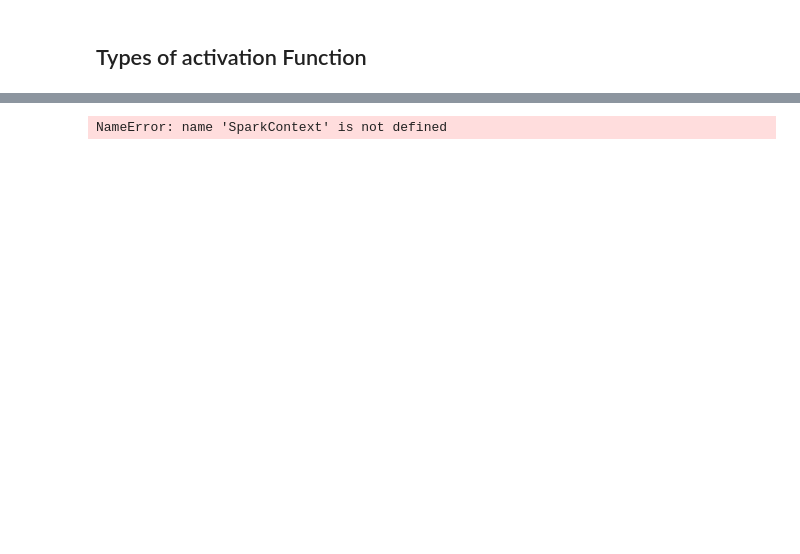
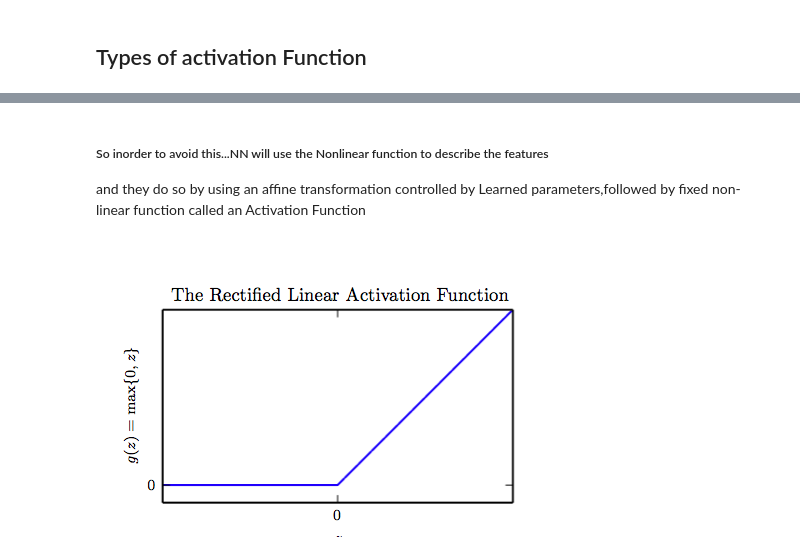
Before and after one commit to jmandivarapu1/Deep_Learning_TensorFow, a Jupyter notebook: Deep_Learning_Definitons/Activation_Function.ipynb, the cells around one changed output, grey strips where cells are left out. Saved outputs shown, nothing was run; the diff lists cells and outputs as text; code cells hidden in the pictures; blank space fills up the shorter version.

```diff
--- a/Deep_Learning_Definitons/Activation_Function.ipynb
+++ b/Deep_Learning_Definitons/Activation_Function.ipynb
@@ -55,0 +74,4 @@ Problem:Causes gradients to vanish
+# %% [markdown]
+##### So inorder to avoid this...NN will  use the Nonlinear function to describe the features
+and they do so by using an affine transformation controlled by Learned
+parameters,followed by fixed non-linear function called an Activation Function
@@ -56,5 +82,8 @@ Problem:Causes gradients to vanish
 # %%
-Relu
-if x<0 then 0
-if x>0 then linear with slope of 1
-Avoid deep
+#SO Relu is the most used activation function due to its advantage...
+Image('Relu.png')
+# Relu
+#    if x<0 then 0
+#    if x>0 then linear with slope of 1
+# %% [output]
+[figure, added]
@@ -71,4 +89,0 @@ They into
-# %%
-sc = SparkContext.getOrCreate()
-# %% [output]
-NameError: name 'SparkContext' is not defined
```
Also changed, not shown: parts of 36 cells of this notebook.
